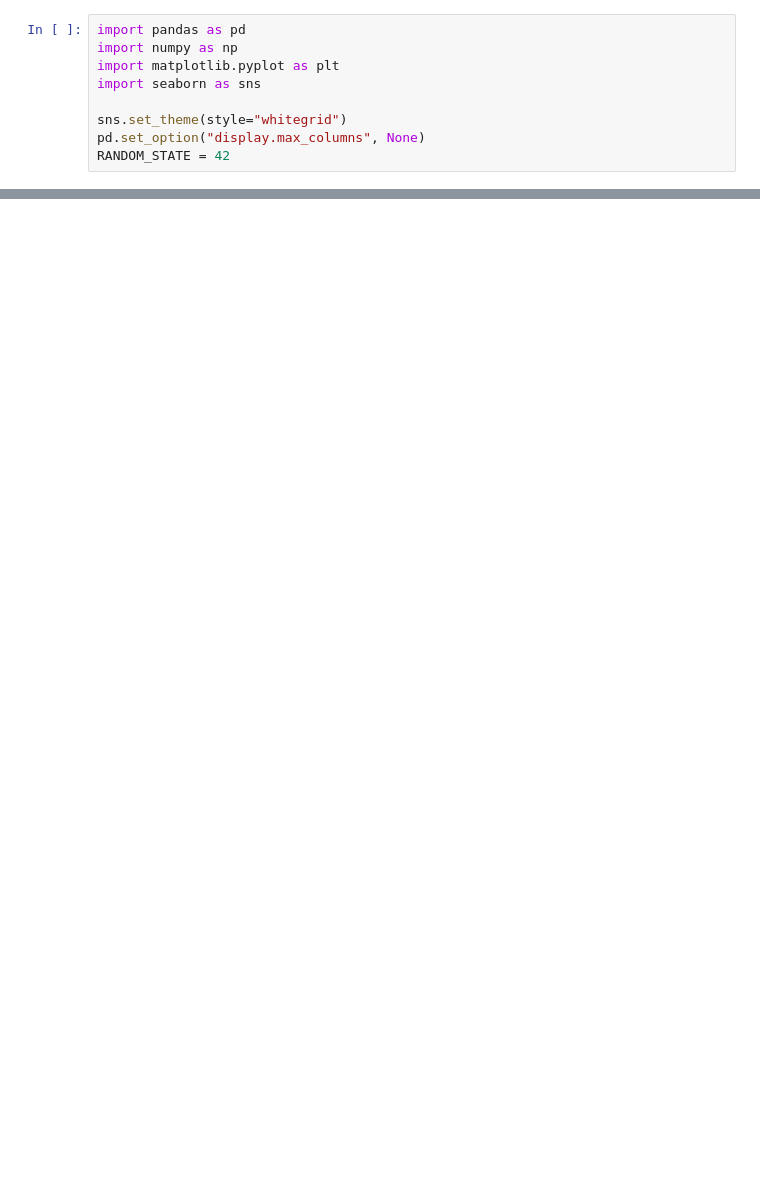
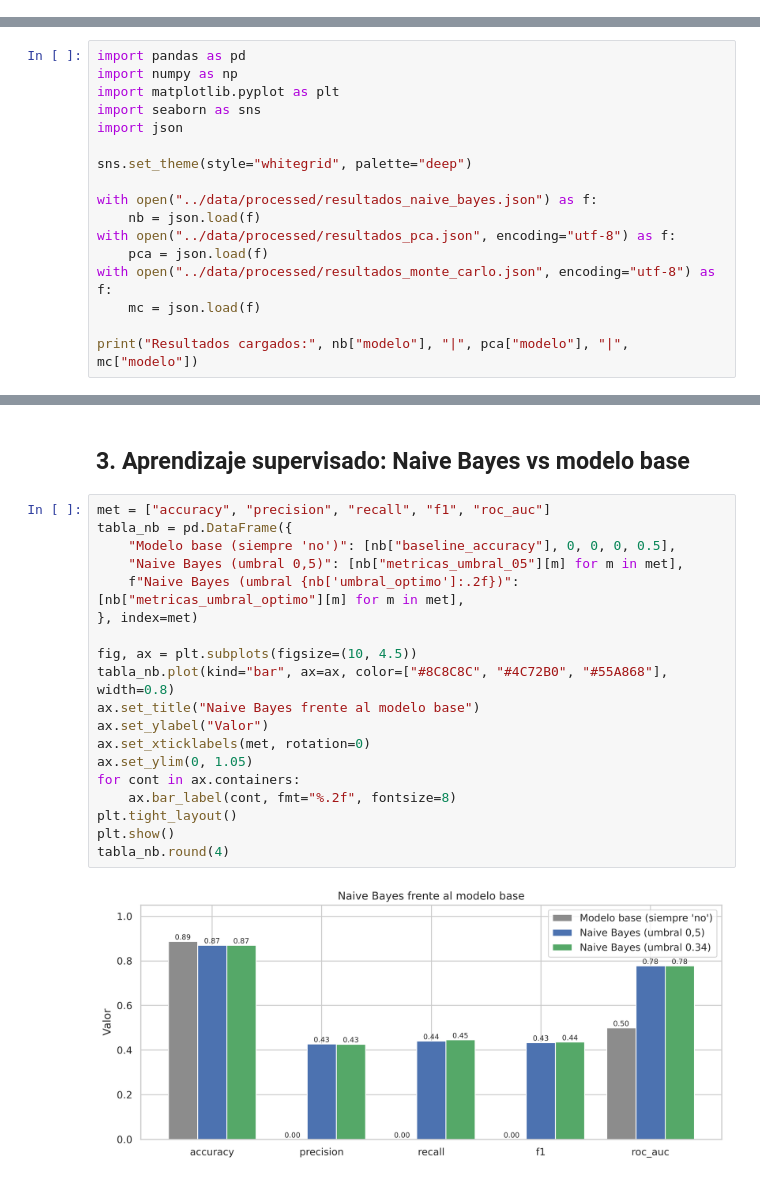
Before and after one commit to juliosalazar98/repositorio-TI26-Salazar, a Jupyter notebook: notebooks/06_model_comparison.ipynb, the cells around one changed output, grey strips where cells are left out. Saved outputs shown, nothing was run; the diff lists cells and outputs as text; blank space fills up the shorter version.

Commit message:
Comparacion de modelos y conclusiones

```diff
--- a/notebooks/06_model_comparison.ipynb
+++ b/notebooks/06_model_comparison.ipynb
@@ -10,9 +0,0 @@ Objetivo: comparar los tres enfoques y sacar conclusiones para el escenario.
-# %%
-import pandas as pd
-import numpy as np
-import matplotlib.pyplot as plt
-import seaborn as sns
-
-sns.set_theme(style="whitegrid")
-pd.set_option("display.max_columns", None)
-RANDOM_STATE = 42
@@ -47,0 +11,17 @@ Recomendaciones para la campaña y trabajo futuro.
+# %%
+import pandas as pd
+import numpy as np
+import matplotlib.pyplot as plt
+import seaborn as sns
+import json
+
+sns.set_theme(style="whitegrid", palette="deep")
+
+with open("../data/processed/resultados_naive_bayes.json") as f:
+    nb = json.load(f)
+with open("../data/processed/resultados_pca.json", encoding="utf-8") as f:
+    pca = json.load(f)
+with open("../data/processed/resultados_monte_carlo.json", encoding="utf-8") as f:
+    mc = json.load(f)
+
+print("Resultados cargados:", nb["modelo"], "|", pca["modelo"], "|", mc["modelo"])
@@ -47,0 +58,23 @@ Recomendaciones para la campaña y trabajo futuro.
+# %% [markdown]
+## 3. Aprendizaje supervisado: Naive Bayes vs modelo base
+# %%
+met = ["accuracy", "precision", "recall", "f1", "roc_auc"]
+tabla_nb = pd.DataFrame({
+    "Modelo base (siempre 'no')": [nb["baseline_accuracy"], 0, 0, 0, 0.5],
+    "Naive Bayes (umbral 0,5)": [nb["metricas_umbral_05"][m] for m in met],
+    f"Naive Bayes (umbral {nb['umbral_optimo']:.2f})": [nb["metricas_umbral_optimo"][m] for m in met],
+}, index=met)
+
+fig, ax = plt.subplots(figsize=(10, 4.5))
+tabla_nb.plot(kind="bar", ax=ax, color=["#8C8C8C", "#4C72B0", "#55A868"], width=0.8)
+ax.set_title("Naive Bayes frente al modelo base")
+ax.set_ylabel("Valor")
+ax.set_xticklabels(met, rotation=0)
+ax.set_ylim(0, 1.05)
+for cont in ax.containers:
+    ax.bar_label(cont, fmt="%.2f", fontsize=8)
+plt.tight_layout()
+plt.show()
+tabla_nb.round(4)
+# %% [output]
+[figure, added]
```
Also changed, not shown: parts of 25 cells of this notebook.
